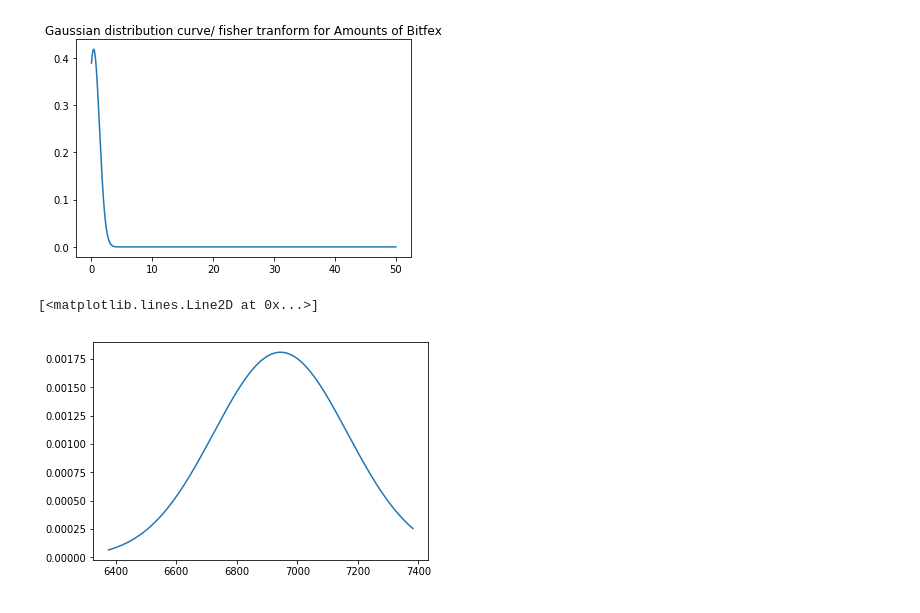
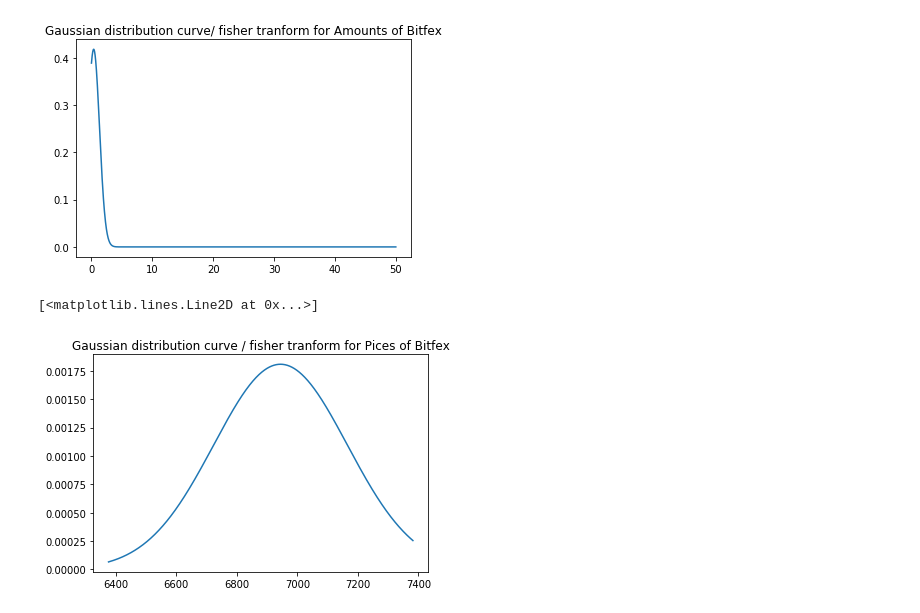
Before and after one commit to shreyasingh1/Crypto-TimeSeries-Analysis, a Jupyter notebook: fisher transform.ipynb, the cells around one changed output. Cells and saved outputs as stored; diff of their text form; code cells hidden in the pictures.

```diff
--- a/fisher transform.ipynb
+++ b/fisher transform.ipynb
@@ -61,9 +61,10 @@ plt.plot(amountdata, pdf)
 # %%
 pricedata= sorted(df['price'])
 std = np.std(pricedata)
 mean = np.mean(pricedata)
 pdf = stats.norm.pdf(pricedata, mean, std)
+plt.title('Gaussian distribution curve / fisher tranform for Pices of Bitfex')
 plt.plot(pricedata, pdf)
 # %% [output]
 [<matplotlib.lines.Line2D at 0x...>]
-[figure, old version]
+[figure, new version]
```
Also changed, not shown: parts of 1 cell of this notebook, 1 other file.
